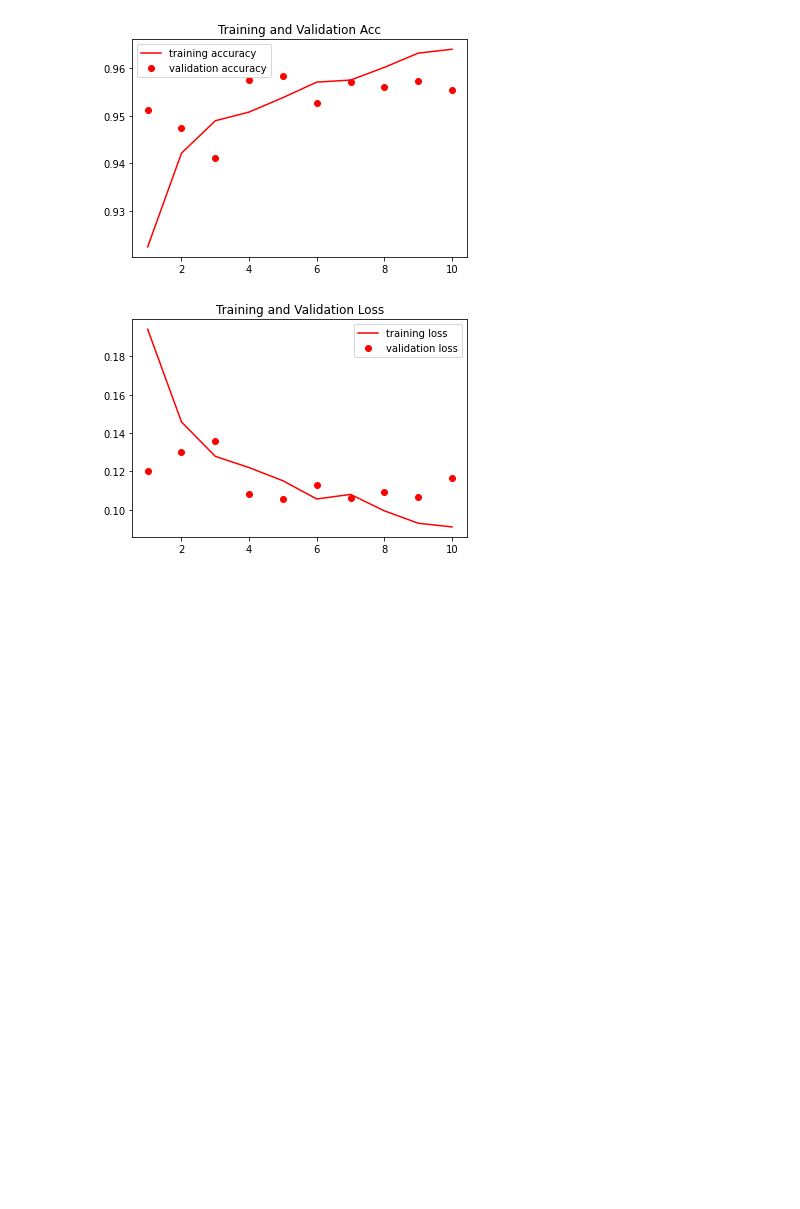
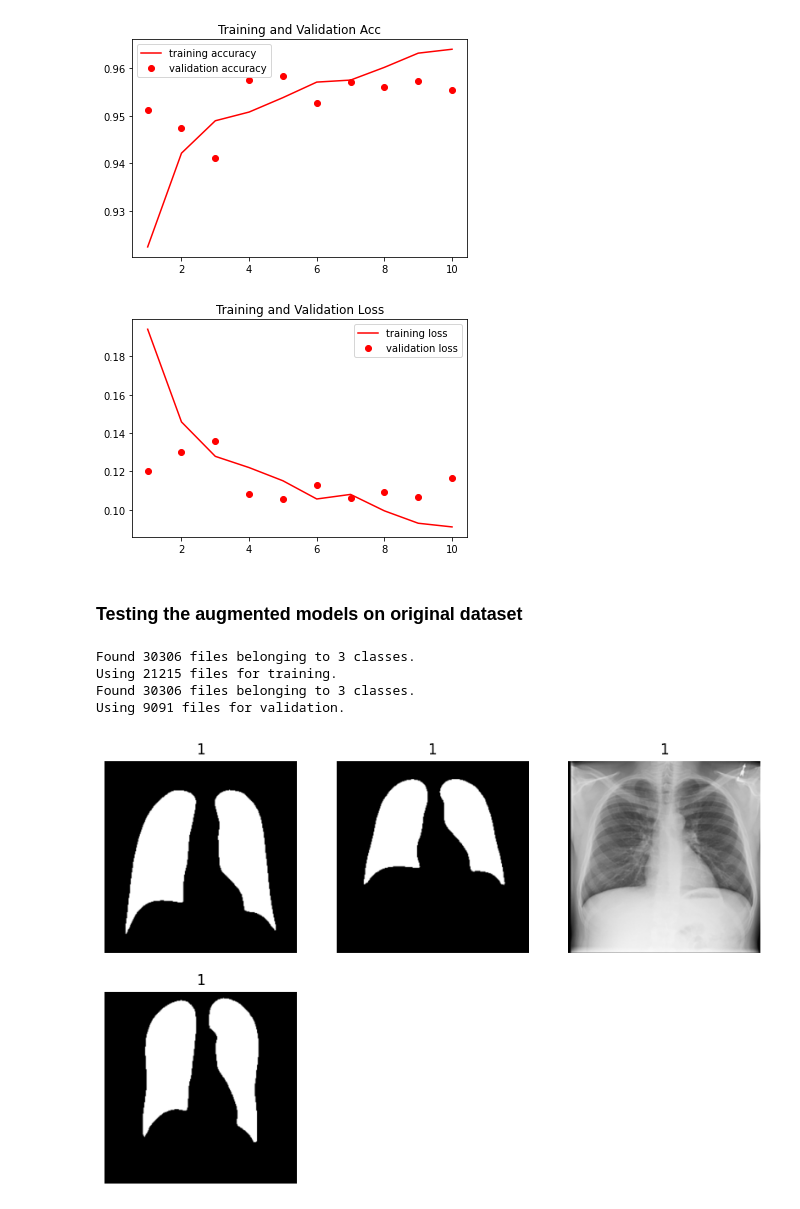
Before and after one commit to wiplash742000/Masters_Thesis_Automated_Detection_of_COVID_19_Using_GANs_and_CNNs, a Jupyter notebook: Jupyter Notebooks/CNNS/Radiography_CNNs.ipynb, the cells around one changed output. Drawn from its saved outputs; the diff is of its cells as text; code cells hidden in the pictures; blank space fills up the shorter version.

Commit message:
Updating notebooks
Added evaluations on original data

```diff
--- a/Jupyter Notebooks/CNNS/Radiography_CNNs.ipynb
+++ b/Jupyter Notebooks/CNNS/Radiography_CNNs.ipynb
@@ -854,3 +855,45 @@ Test Set loss:  0.10560497641563416  Test Set accuracy:  0.9603838324546814
 dict_keys(['loss', 'acc', 'val_loss', 'val_acc'])
 [figure]
 [figure]
+# %% [markdown]
+### Testing the augmented models on original dataset
+# %%
+#Loading of images based on ref: https://keras.io/examples/vision/image_classification_from_scratch/
+
+image_size = (299, 299)
+batch_size = 32
+train_ds = tf.keras.utils.image_dataset_from_directory(radiography_dataset, validation_split=0.3,
+    subset="training",
+    seed=1337,
+    image_size=image_size,
+    batch_size=batch_size,
+    crop_to_aspect_ratio=True
+)
+
+val_ds = tf.keras.utils.image_dataset_from_directory(radiography_dataset, validation_split=0.3,
+    subset="validation",
+    seed=1337,
+    image_size=image_size,
+    batch_size=batch_size,
+    crop_to_aspect_ratio=True
+)
+
+# create test set - https://stackoverflow.com/questions/66036271/splitting-a-tensorflow-dataset-into-training-test-and-validation-sets-from-ker
+# 20 % now used for test and 10% used for validation
+val_batches = tf.data.experimental.cardinality(val_ds)
+test_ds = val_ds.take((2*val_batches) // 3)
+val_ds = val_ds.skip((2*val_batches) // 3)
+
+plt.figure(figsize=(10, 10))
+for images, labels in train_ds.take(1):
+    for i in range(4):
+        ax = plt.subplot(3, 3, i + 1)
+        plt.imshow(images[i].numpy().astype("uint8"))
+        plt.title(int(labels[i]))
+        plt.axis("off")
+# %% [output]
+Found 30306 files belonging to 3 classes.
+Using 21215 files for training.
+Found 30306 files belonging to 3 classes.
+Using 9091 files for validation.
+[figure, added]
```
Also changed, not shown: parts of 6 cells of this notebook, 1 other file.
